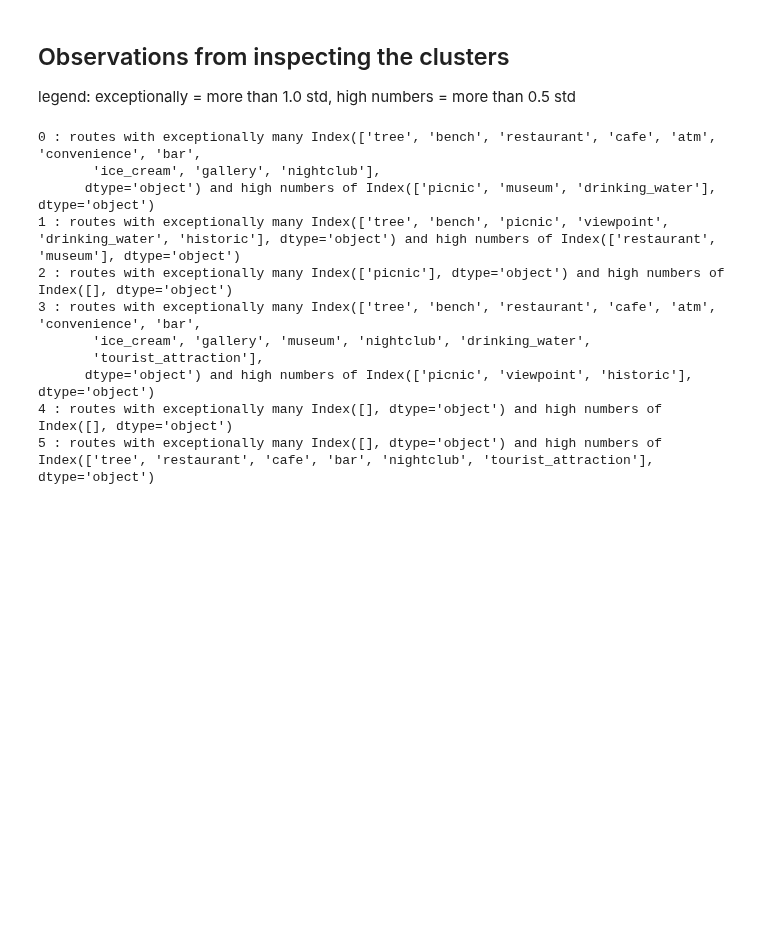
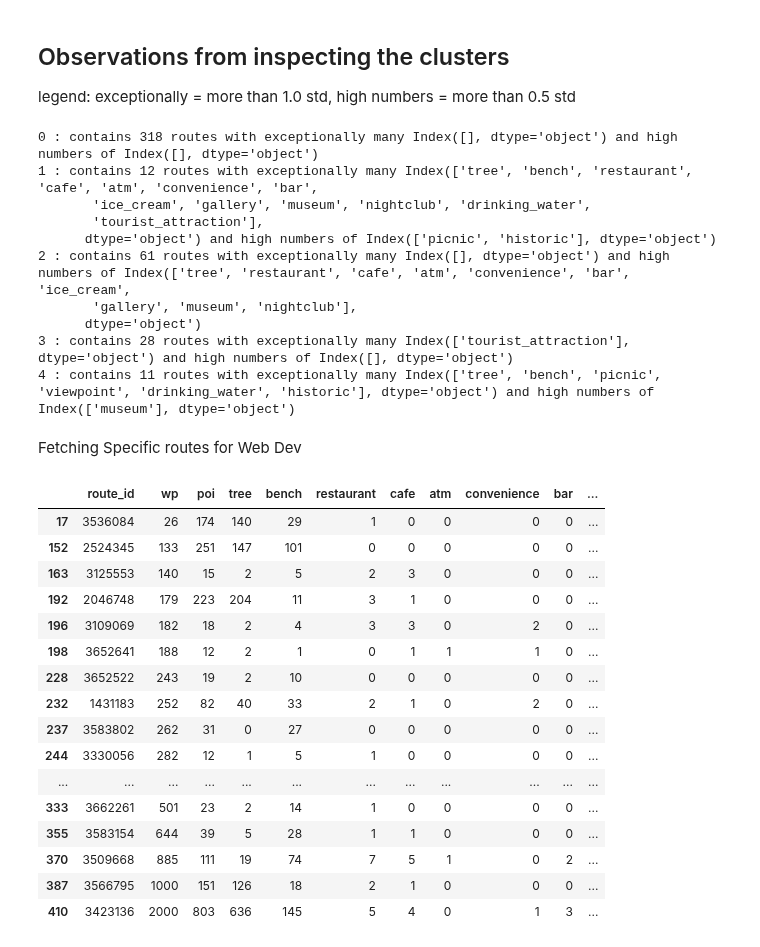
Before and after one commit to TechLabs-Berlin/wt21-way-to-go, a Jupyter notebook: machine_learning/KMeans_poicount_data.ipynb, the cells around one changed output. Drawn from its saved outputs; the diff is of its cells as text; code cells hidden in the pictures; blank space fills up the shorter version.

```diff
--- a/machine_learning/KMeans_poicount_data.ipynb
+++ b/machine_learning/KMeans_poicount_data.ipynb
@@ -433,16 +437,17 @@ legend: exceptionally = more than 1.0 std, high numbers = more than 0.5 std
 # Printing the major components of each cluster
 for ele in np.unique(label):
     series = df_poistand_cluster[df_poistand_cluster['cluster'] == ele].iloc[:, 3:-1].mean()
-    print(np.unique(label)[ele], ': routes with exceptionally many', series.loc[series >= 1.0].index,'and high numbers of', series.loc[(series >= 0.5) & (series <= 1.0)].index)
+    print(np.unique(label)[ele], ': contains', dict(zip(unique, counts))[np.unique(label)[ele]],'routes with exceptionally many', series.loc[series >= 1.0].index,'and high numbers of', series.loc[(series >= 0.5) & (series <= 1.0)].index)
 # %% [output]
-0 : routes with exceptionally many Index(['tree', 'bench', 'restaurant', 'cafe', 'atm', 'convenience', 'bar',
-       'ice_cream', 'gallery', 'nightclub'],
-      dtype='object') and high numbers of Index(['picnic', 'museum', 'drinking_water'], dtype='object')
-1 : routes with exceptionally many Index(['tree', 'bench', 'picnic', 'viewpoint', 'drinking_water', 'historic'], dtype='object') and high numbers of Index(['restaurant', 'museum'], dtype='object')
-2 : routes with exceptionally many Index(['picnic'], dtype='object') and high numbers of Index([], dtype='object')
-3 : routes with exceptionally many Index(['tree', 'bench', 'restaurant', 'cafe', 'atm', 'convenience', 'bar',
+0 : contains 318 routes with exceptionally many Index([], dtype='object') and high numbers of Index([], dtype='object')
+1 : contains 12 routes with exceptionally many Index(['tree', 'bench', 'restaurant', 'cafe', 'atm', 'convenience', 'bar',
        'ice_cream', 'gallery', 'museum', 'nightclub', 'drinking_water',
        'tourist_attraction'],
-      dtype='object') and high numbers of Index(['picnic', 'viewpoint', 'historic'], dtype='object')
-4 : routes with exceptionally many Index([], dtype='object') and high numbers of Index([], dtype='object')
-5 : routes with exceptionally many Index([], dtype='object') and high numbers of Index(['tree', 'restaurant', 'cafe', 'bar', 'nightclub', 'tourist_attraction'], dtype='object')
+      dtype='object') and high numbers of Index(['picnic', 'historic'], dtype='object')
+2 : contains 61 routes with exceptionally many Index([], dtype='object') and high numbers of Index(['tree', 'restaurant', 'cafe', 'atm', 'convenience', 'bar', 'ice_cream',
+       'gallery', 'museum', 'nightclub'],
+      dtype='object')
+3 : contains 28 routes with exceptionally many Index(['tourist_attraction'], dtype='object') and high numbers of Index([], dtype='object')
+4 : contains 11 routes with exceptionally many Index(['tree', 'bench', 'picnic', 'viewpoint', 'drinking_water', 'historic'], dtype='object') and high numbers of Index(['museum'], dtype='object')
+# %% [markdown]
+Fetching Specific routes for Web Dev
@@ -448,0 +467,24 @@ for ele in np.unique(label):
+# %%
+# getting information for certain clusters
+condition1 = df_clustered['cluster'] == 6
+condition2 = df_clustered['poi'] < 1500
+condition3 = df_clustered['poi'] > 10
+df_clustered[condition1 & condition2 & condition3]
+# %% [output]
+|  | route_id | wp | poi | tree | bench | restaurant | cafe | atm | convenience | bar | ... |
+| 17 | 3536084 | 26 | 174 | 140 | 29 | 1 | 0 | 0 | 0 | 0 | ... |
+| 152 | 2524345 | 133 | 251 | 147 | 101 | 0 | 0 | 0 | 0 | 0 | ... |
+| 163 | 3125553 | 140 | 15 | 2 | 5 | 2 | 3 | 0 | 0 | 0 | ... |
+| 192 | 2046748 | 179 | 223 | 204 | 11 | 3 | 1 | 0 | 0 | 0 | ... |
+| 196 | 3109069 | 182 | 18 | 2 | 4 | 3 | 3 | 0 | 2 | 0 | ... |
+| 198 | 3652641 | 188 | 12 | 2 | 1 | 0 | 1 | 1 | 1 | 0 | ... |
+| 228 | 3652522 | 243 | 19 | 2 | 10 | 0 | 0 | 0 | 0 | 0 | ... |
+| 232 | 1431183 | 252 | 82 | 40 | 33 | 2 | 1 | 0 | 2 | 0 | ... |
+| 237 | 3583802 | 262 | 31 | 0 | 27 | 0 | 0 | 0 | 0 | 0 | ... |
+| 244 | 3330056 | 282 | 12 | 1 | 5 | 1 | 0 | 0 | 0 | 0 | ... |
+| ... | ... | ... | ... | ... | ... | ... | ... | ... | ... | ... | ... |
+| 333 | 3662261 | 501 | 23 | 2 | 14 | 1 | 0 | 0 | 0 | 0 | ... |
+| 355 | 3583154 | 644 | 39 | 5 | 28 | 1 | 1 | 0 | 0 | 0 | ... |
+| 370 | 3509668 | 885 | 111 | 19 | 74 | 7 | 5 | 1 | 0 | 2 | ... |
+| 387 | 3566795 | 1000 | 151 | 126 | 18 | 2 | 1 | 0 | 0 | 0 | ... |
+| 410 | 3423136 | 2000 | 803 | 636 | 145 | 5 | 4 | 0 | 1 | 3 | ... |
```
Also changed, not shown: parts of 8 cells of this notebook.
